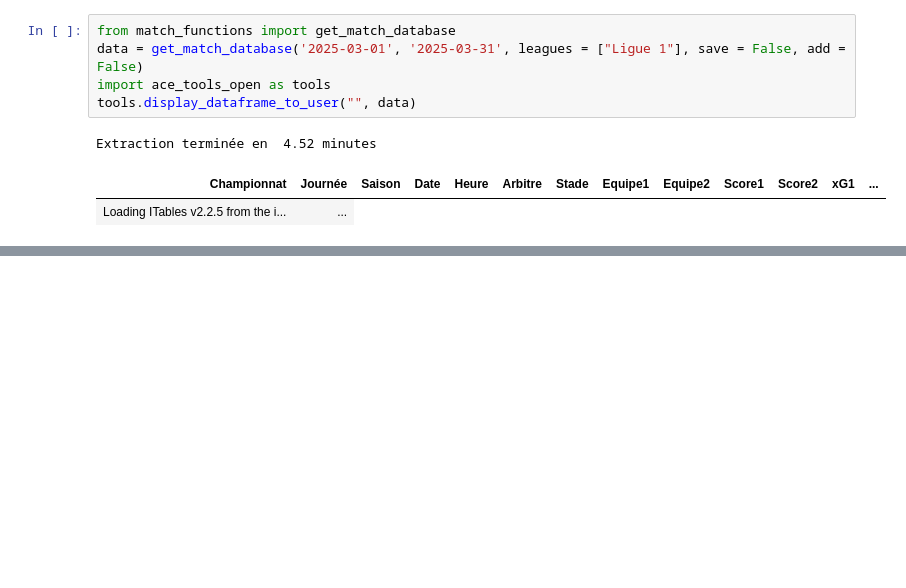
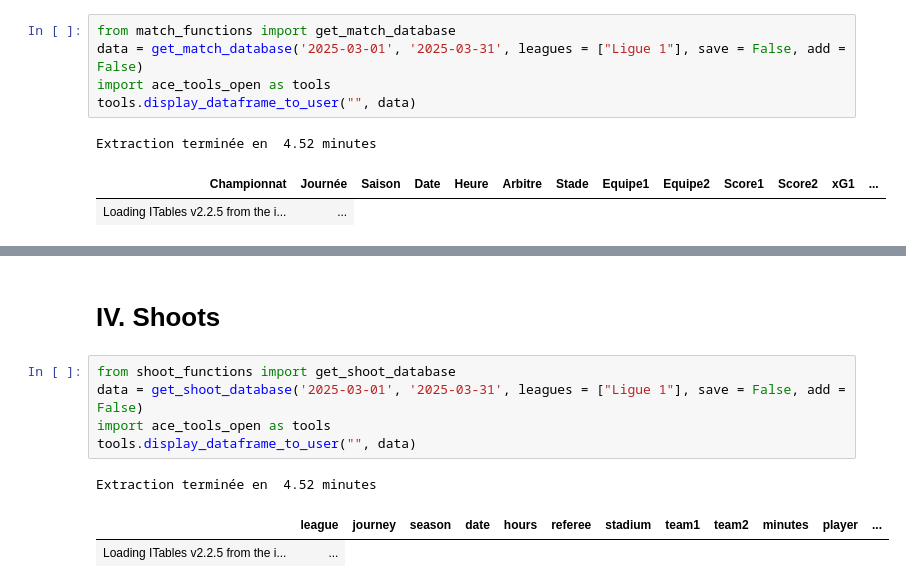
Before and after one commit to abusche/Football-Database, a Jupyter notebook: Untitled.ipynb, the cells around one changed output, grey strips where cells are left out. Drawn from its saved outputs; the diff is of its cells as text; blank space fills up the shorter version.

```diff
--- a/Untitled.ipynb
+++ b/Untitled.ipynb
@@ -27,0 +34,11 @@ AttributeError: 'NoneType' object has no attribute 'find'
+# %% [markdown]
+# IV. Shoots
+# %%
+from shoot_functions import get_shoot_database
+data = get_shoot_database('2025-03-01', '2025-03-31', leagues = ["Ligue 1"], save = False, add = False)
+import ace_tools_open as tools
+tools.display_dataframe_to_user("", data)
+# %% [output]
+Extraction terminée en  4.52 minutes
+|  | league | journey | season | date | hours | referee | stadium | team1 | team2 | minutes | player | ... |
+| Loading ITables v2.2.5 from the i... | ... |
```
Also changed, not shown: parts of 7 cells of this notebook, 3 other files.
